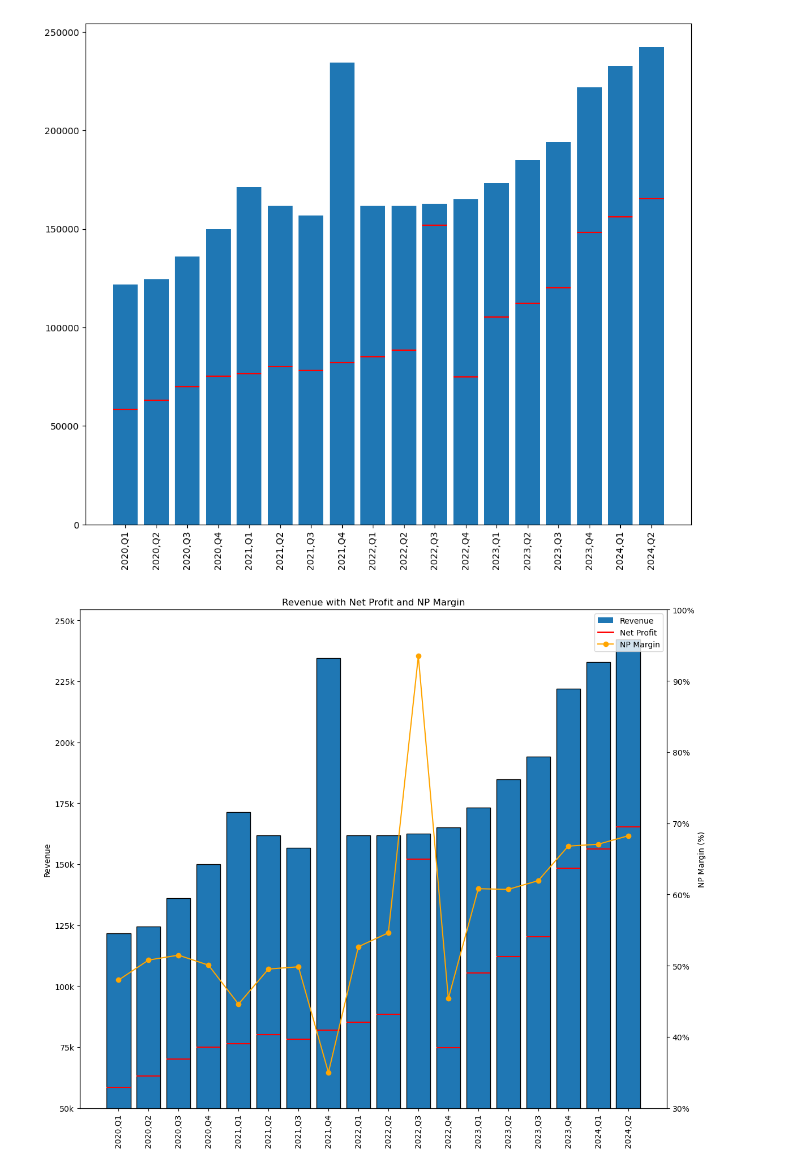
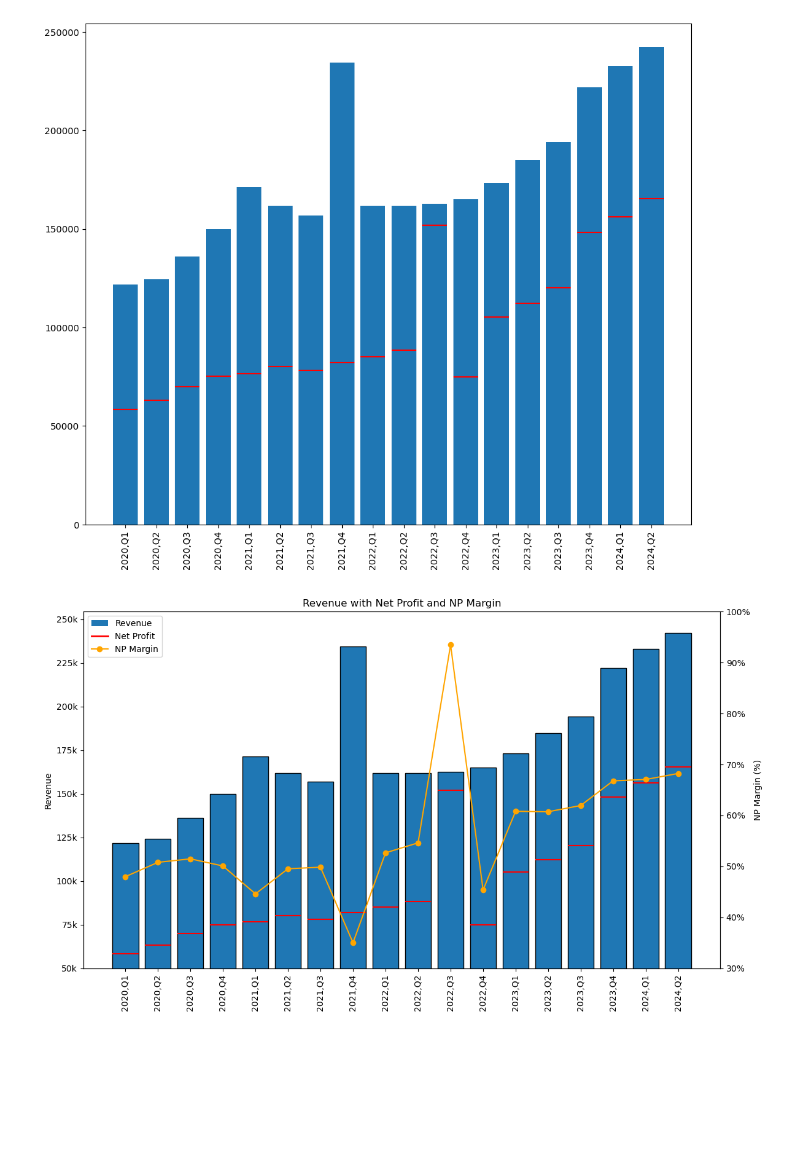
Before and after one commit to tenPro4/pandas_financial_statement, a Jupyter notebook: 5_revenue_profit.ipynb, the cells around one changed output. Drawn from its saved outputs; the diff is of its cells as text; code cells hidden in the pictures; blank space fills up the shorter version.

```diff
--- a/5_revenue_profit.ipynb
+++ b/5_revenue_profit.ipynb
@@ -58,7 +58,7 @@ plt.show()
 from matplotlib.lines import Line2D
 from matplotlib.patches import Patch
 
-fig, ax1 = plt.subplots(figsize=(12, 10))
+fig, ax1 = plt.subplots(figsize=(12, 7))
 
 # Plot the Revenue as bars on the first y-axis
 bars = ax1.bar(df_merged.index, df_merged['Revenue'], label='Revenue',edgecolor='black')
@@ -72,32 +72,32 @@ for i in range(len(df_merged)):
         xmax=i + 0.4,
         color='red')
 
 ax2 = ax1.twinx()
 line_np_margin = ax2.plot(df_merged.index, df_merged['NP Margin'], color='orange', marker='o', label='NP Margin')
 ax2.set_ylabel('NP Margin (%)')
 
 # ax2.set_yticklabels([f'{int(tick * 100)}%' for tick in ax2.get_yticks()])
 yticks = ax2.get_yticks()
 ax2.set_yticks(yticks)
 ax2.set_yticklabels([f'{int(tick * 100)}%' for tick in yticks])
 
 ax1.set_xticks(df_merged.index)
 ax1.set_xticklabels(df_merged.index, rotation=90, ha='center')
 ax1.set_ylim(50000)
 
 line_np = Line2D([0], [0], color='red', label='Net Profit', linestyle='-', linewidth=2)
 
 # bar_legend = bars[0]  # Get a bar to represent Revenue in the legend
 bar_legend = Patch(label='Revenue')
 # Add legends for both y-axes
 # fig.legend(loc="upper right", bbox_to_anchor=(1,1), bbox_transform=ax1.transAxes)
-fig.legend(handles=[bar_legend, line_np, line_np_margin[0]], loc="upper right", bbox_to_anchor=(1,1), bbox_transform=ax1.transAxes)
+fig.legend(handles=[bar_legend, line_np, line_np_margin[0]], loc="upper left", bbox_to_anchor=(0, 1), bbox_transform=ax1.transAxes)
 
 # Set a title
 plt.title('Revenue with Net Profit and NP Margin')
 
 # Show the plot
 plt.tight_layout()  # Adjust the layout to prevent label overlap
 plt.show()
 # %% [output]
-[figure, old version]
+[figure, new version]
```
Also changed, not shown: 16 other files.
